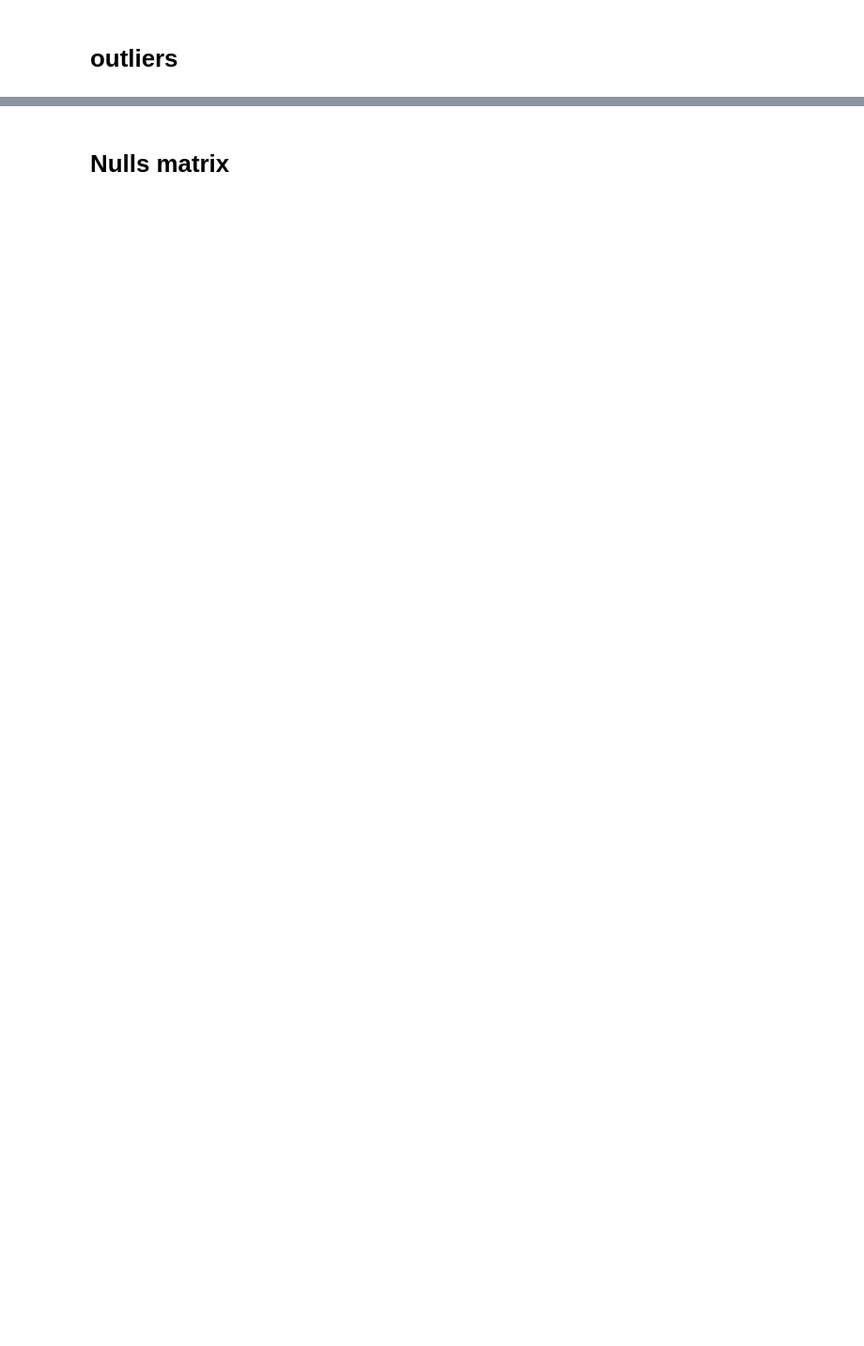
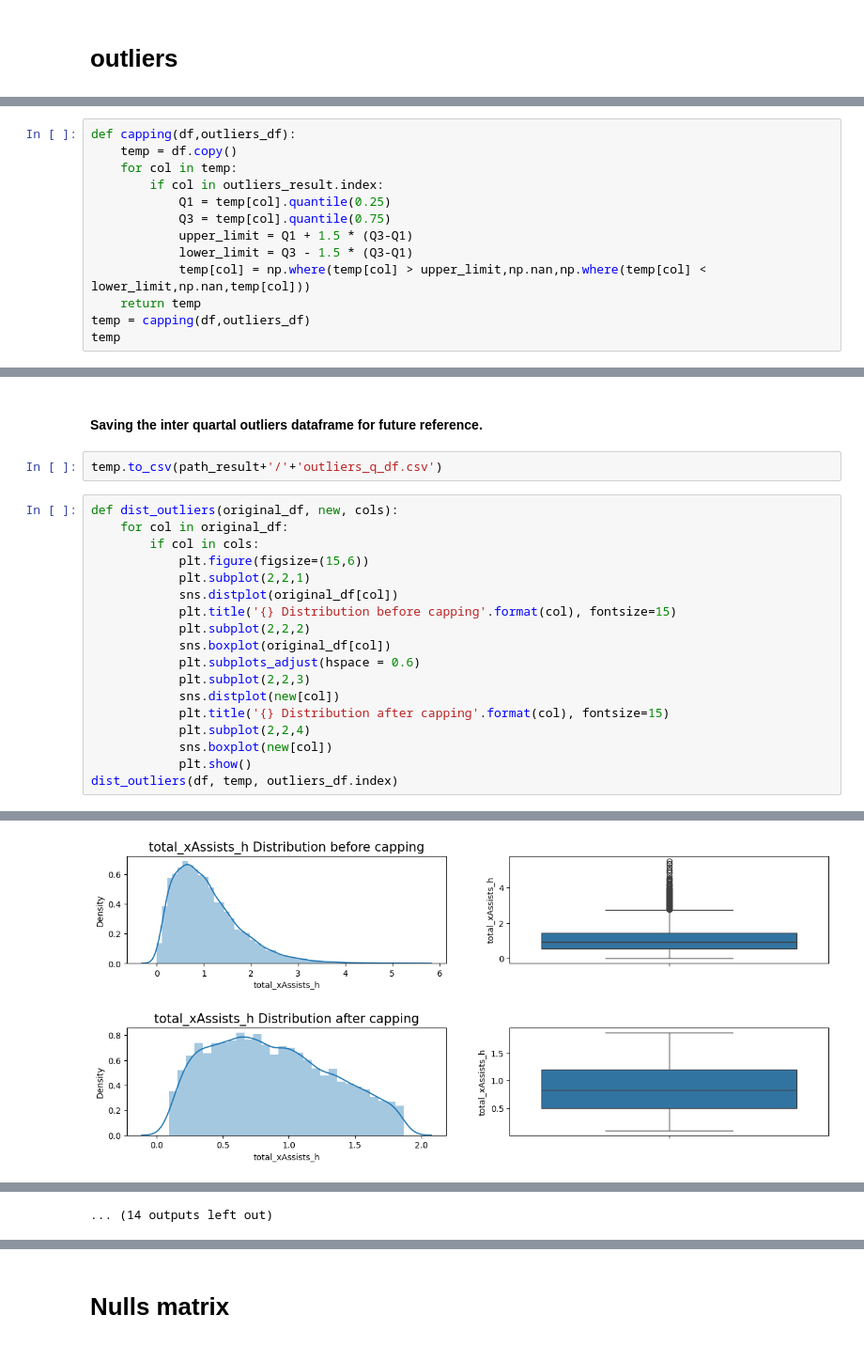
Before and after one commit to Eitan-Bluer/ML_Football_DS18, a Jupyter notebook: EDA_Football_ML_outliers_and_missing_values.ipynb, the cells around one changed output, grey strips where cells are left out. Shown at 94% size. Cells and saved outputs as stored; diff of their text form; blank space fills up the shorter version.

```diff
--- a/EDA_Football_ML_outliers_and_missing_values.ipynb
+++ b/EDA_Football_ML_outliers_and_missing_values.ipynb
@@ -92,0 +230,13 @@ plt.show()
+# %%
+def capping(df,outliers_df):
+    temp = df.copy()
+    for col in temp:
+        if col in outliers_result.index:
+            Q1 = temp[col].quantile(0.25)
+            Q3 = temp[col].quantile(0.75)
+            upper_limit = Q1 + 1.5 * (Q3-Q1)
+            lower_limit = Q3 - 1.5 * (Q3-Q1)
+            temp[col] = np.where(temp[col] > upper_limit,np.nan,np.where(temp[col] < lower_limit,np.nan,temp[col]))
+    return temp
+temp = capping(df,outliers_df)
+temp
@@ -92,0 +257,23 @@ plt.show()
+# %% [markdown]
+#### Saving the inter quartal outliers dataframe for future reference.
+# %%
+temp.to_csv(path_result+'/'+'outliers_q_df.csv')
+# %%
+def dist_outliers(original_df, new, cols):
+    for col in original_df:
+        if col in cols:
+            plt.figure(figsize=(15,6))
+            plt.subplot(2,2,1)
+            sns.distplot(original_df[col])
+            plt.title('{} Distribution before capping'.format(col), fontsize=15)
+            plt.subplot(2,2,2)
+            sns.boxplot(original_df[col])
+            plt.subplots_adjust(hspace = 0.6)
+            plt.subplot(2,2,3)
+            sns.distplot(new[col])
+            plt.title('{} Distribution after capping'.format(col), fontsize=15)
+            plt.subplot(2,2,4)
+            sns.boxplot(new[col])
+            plt.show()
+dist_outliers(df, temp, outliers_df.index)
+# %% [output]
@@ -92,0 +287 @@ plt.show()
+[figure, added]
@@ -92,0 +292 @@ plt.show()
+... (14 outputs left out)
```
Also changed, not shown: parts of 69 cells of this notebook, 7 other files.
